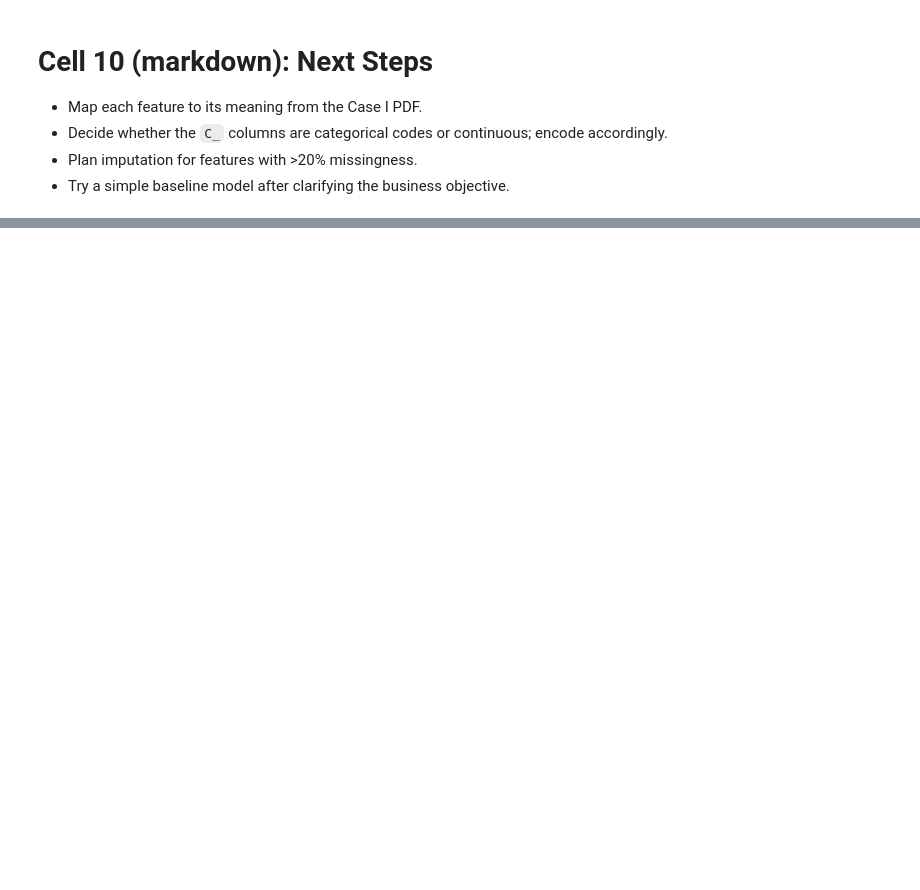
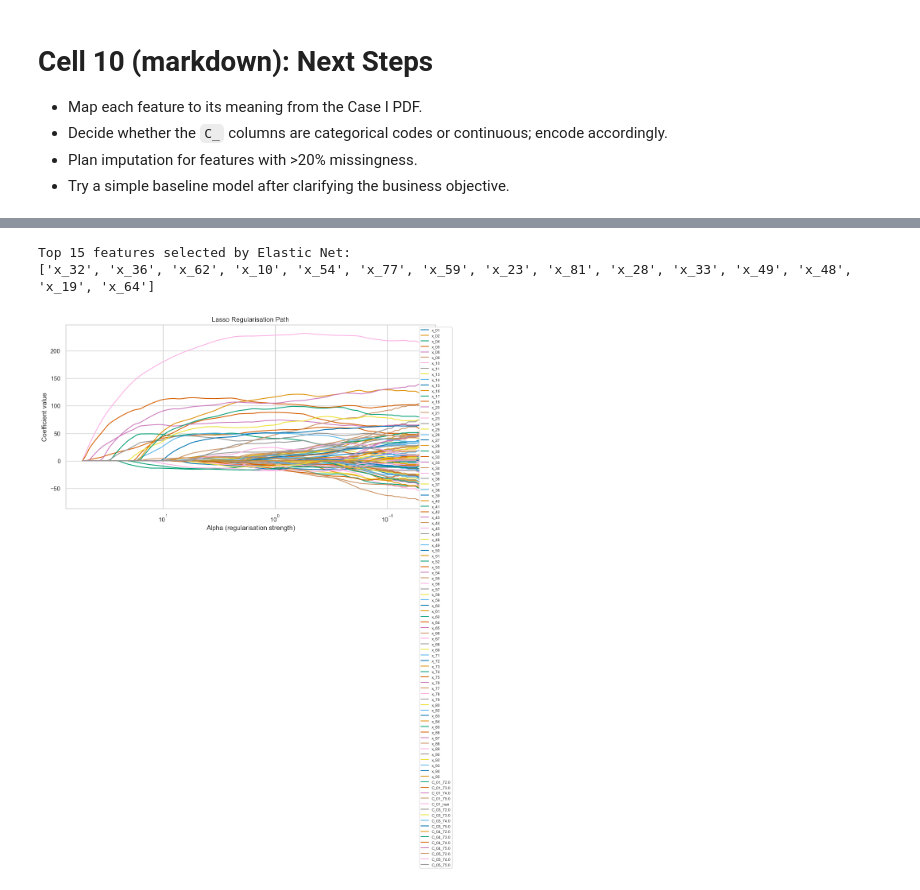
Before and after one commit to kridk999/cda_as1, a Jupyter notebook: notebooks/Data_Exploration.ipynb, the cells around one changed output, grey strips where cells are left out. Drawn from its saved outputs; the diff is of its cells as text; code cells hidden in the pictures; blank space fills up the shorter version.

Commit message:
JSK vibecode Lasso/elasticNet

```diff
--- a/notebooks/Data_Exploration.ipynb
+++ b/notebooks/Data_Exploration.ipynb
@@ -155,0 +210,24 @@ if not top_corr.empty:
+# %%
+
+# ── 2. Preprocessing ──────────────────────────────────────────────────────────
+# LARS/ElasticNet require:
+#   - Scaled continuous features (zero mean, unit variance)
+#   - Encoded categorical features
+#   - No missing values
+
+preprocessor = ColumnTransformer(transformers=[
+    ('num', StandardScaler(),                        continuous_cols),
+    ('cat', OneHotEncoder(drop='first', sparse_output=False), categorical_cols),
+])
+
+X_processed = preprocessor.fit_transform(X)
+
+# Recover feature names after encoding
+ohe_feature_names = preprocessor.named_transformers_['cat']\
+                                 .get_feature_names_out(categorical_cols).tolist()
+all_feature_names = continuous_cols + ohe_feature_names
+
+# Handle missing values (LARS does not handle NaN natively)
+X_df = pd.DataFrame(X_processed, columns=all_feature_names)
+X_df = X_df.fillna(X_df.median())
+X_processed = X_df.values
@@ -155,0 +323,34 @@ if not top_corr.empty:
+# %%
+
+# ── 4. Select Top K features ──────────────────────────────────────────────────
+K = 15  # set your desired K
+
+top_k_features = enet_selected.head(K).index.tolist()
+print(f"\nTop {K} features selected by Elastic Net:")
+print(top_k_features)
+
+X_reduced = X_df[top_k_features]  # final reduced dataframe
+# %% [output]
+Top 15 features selected by Elastic Net:
+['x_32', 'x_36', 'x_62', 'x_10', 'x_54', 'x_77', 'x_59', 'x_23', 'x_81', 'x_28', 'x_33', 'x_49', 'x_48', 'x_19', 'x_64']
+# %%
+
+from sklearn.linear_model import lasso_path
+
+alphas, coefs, _ = lasso_path(X_processed, y.values, eps=1e-3)
+
+plt.figure(figsize=(12, 6))
+for i, name in enumerate(all_feature_names):
+    if abs(coefs[i, -1]) > 0.01:
+        plt.plot(alphas, coefs[i], label=name)
+
+plt.xscale('log')
+plt.gca().invert_xaxis()
+plt.xlabel('Alpha (regularisation strength)')
+plt.ylabel('Coefficient value')
+plt.title('Lasso Regularisation Path')
+plt.legend(bbox_to_anchor=(1.05, 1), fontsize=7)
+plt.tight_layout()
+plt.show()
+# %% [output]
+[figure, added]
```
Also changed, not shown: parts of 7 cells of this notebook.
